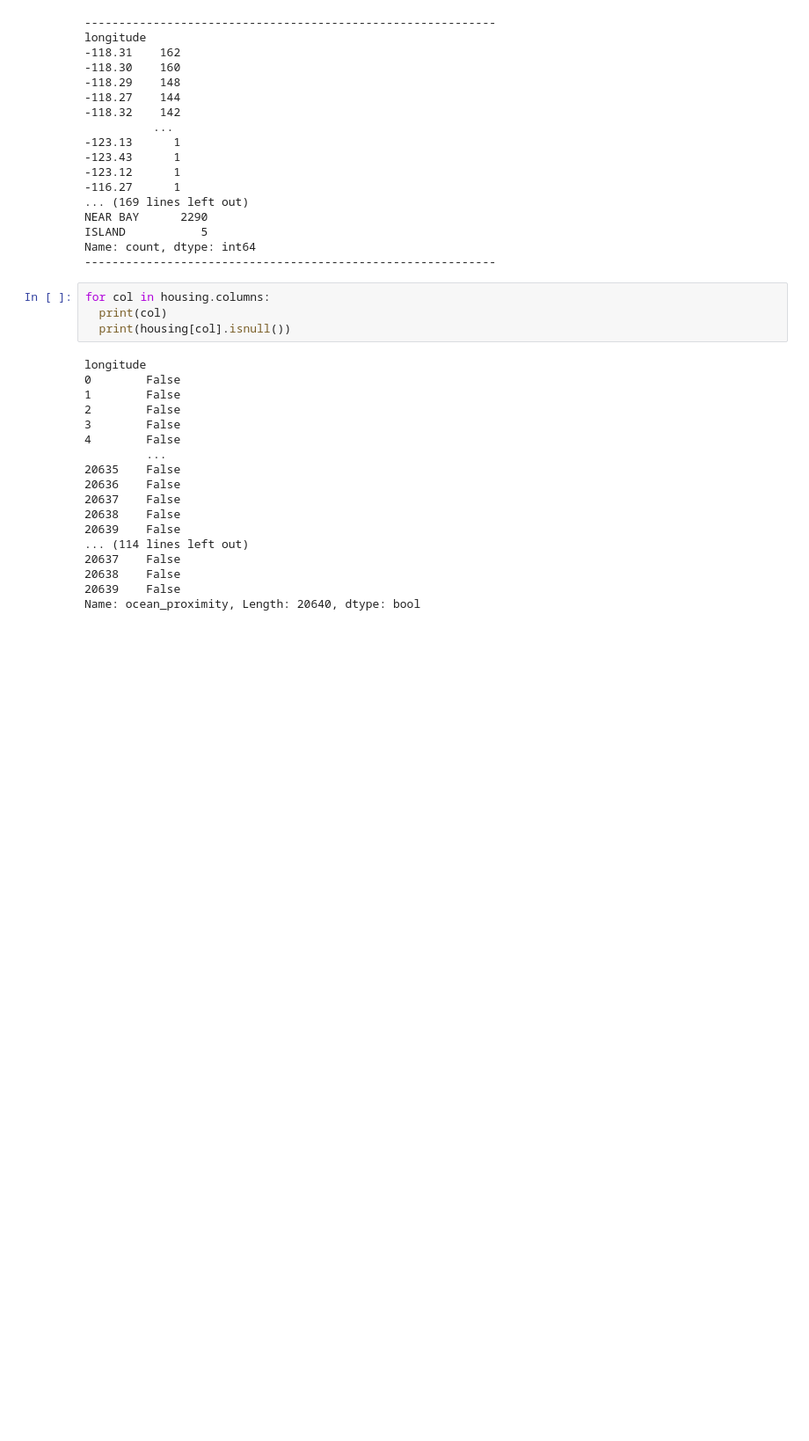
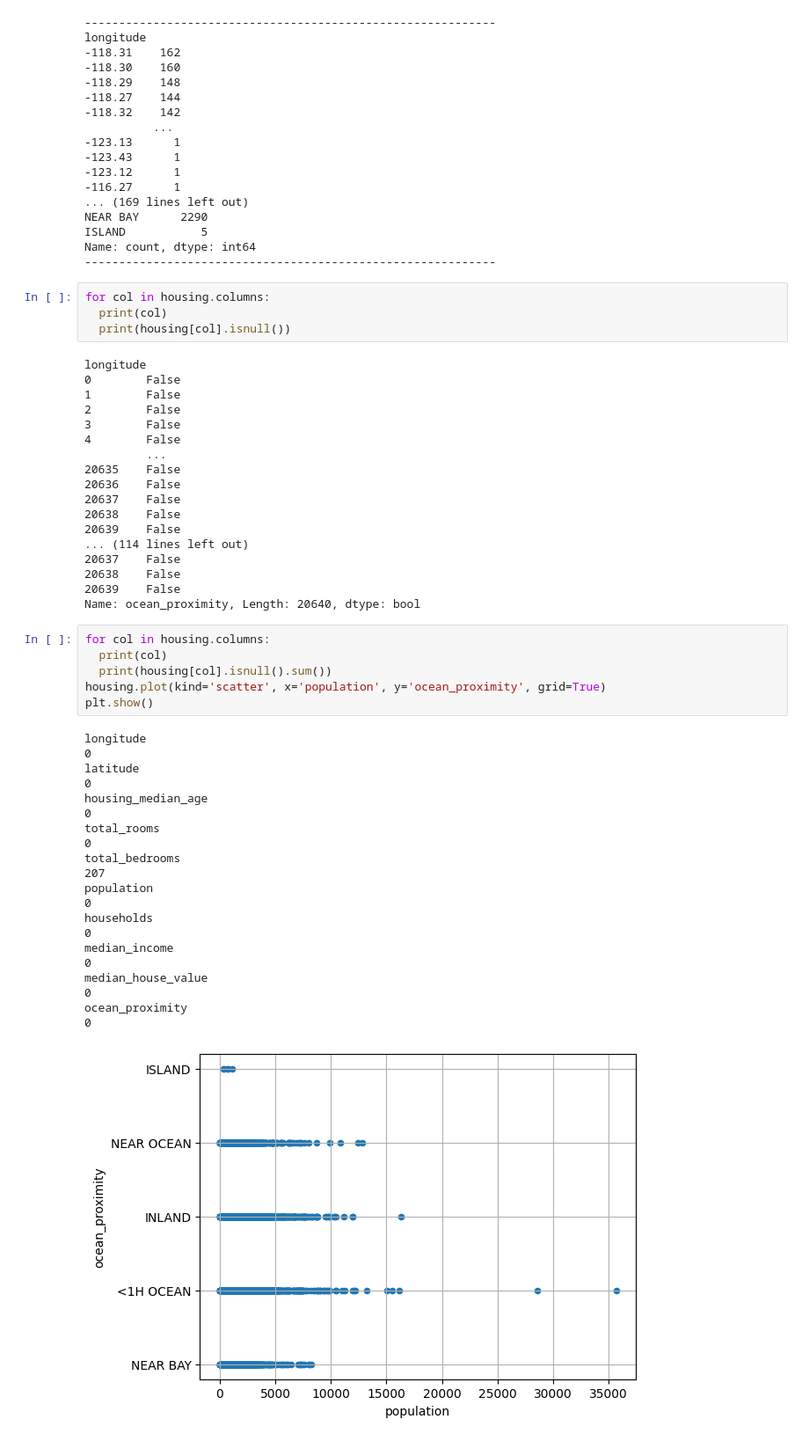
Before and after one commit to PritBPatel1845/CaliforniaHousing, a Jupyter notebook: CaliforniaHousingProject.ipynb, the cells around one changed output. Shown: that part at 88% size. Cells and saved outputs as stored; diff of their text form; blank space fills up the shorter version.

```diff
--- a/CaliforniaHousingProject.ipynb
+++ b/CaliforniaHousingProject.ipynb
@@ -107,3 +104,31 @@ longitude
 20638    False
 20639    False
 Name: ocean_proximity, Length: 20640, dtype: bool
+# %%
+for col in housing.columns:
+  print(col)
+  print(housing[col].isnull().sum())
+housing.plot(kind='scatter', x='population', y='ocean_proximity', grid=True)
+plt.show()
+# %% [output]
+longitude
+0
+latitude
+0
+housing_median_age
+0
+total_rooms
+0
+total_bedrooms
+207
+population
+0
+households
+0
+median_income
+0
+median_house_value
+0
+ocean_proximity
+0
+[figure, added]
```
Also changed, not shown: parts of 23 cells of this notebook.
